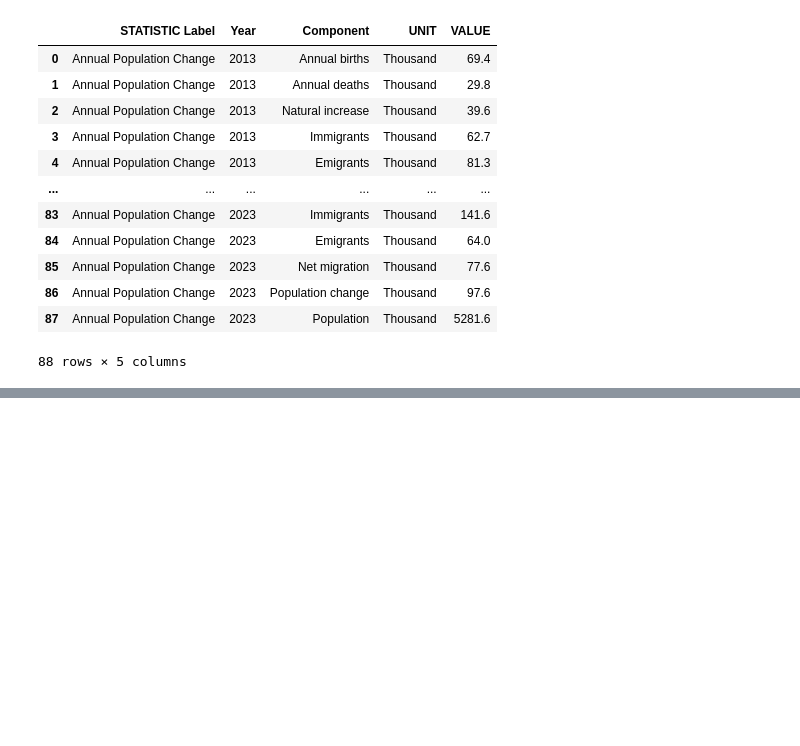
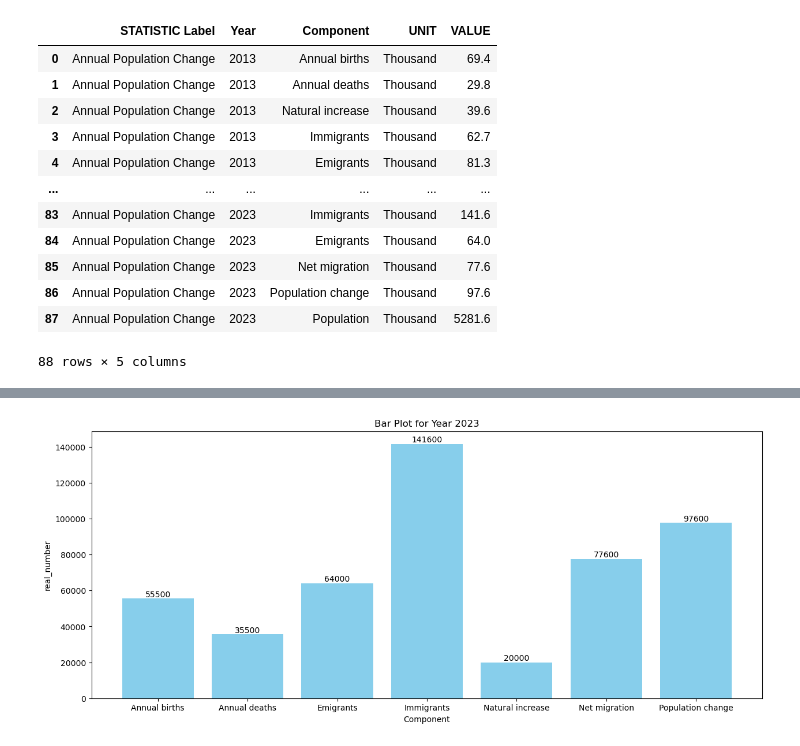
Before and after one commit to Lylkend-Albuquerque/CA1-2023, a Jupyter notebook: CA-1.ipynb, the cells around one changed output, grey strips where cells are left out. Cells and saved outputs as stored; diff of their text form; code cells hidden in the pictures; blank space fills up the shorter version.

Commit message:
with a better bar plot excluding the population
Papulation it's a massive number which was making the plot looking unbalanced

```diff
--- a/CA-1.ipynb
+++ b/CA-1.ipynb
@@ -55,13 +25,5 @@ plt.legend(loc='upper right', bbox_to_anchor=(1.3, 1));
-# %%
-# Change default palette
-sns.set_palette(['green', 'purple', 'red'])
-# Plot
-plt.figure(figsize=(9, 5))
-sns.scatterplot(data=df, x='body_mass_g', y='bill_length_mm', alpha=0.7, hue='species', size='gender')
-plt.legend(loc='upper right', bbox_to_anchor=(1.3, 1));
-# %%
-# Change default palette
-sns.set_palette(['#62C370', '#FFD166', '#EF476F'])# Plot
-plt.figure(figsize=(9, 5))
-sns.scatterplot(data=df, x='body_mass_g', y='bill_length_mm', alpha=0.7, hue='species', size='gender')
-plt.legend(loc='upper right', bbox_to_anchor=(1.3, 1));
+# %%
+#Cleaning my dataset - I won"t need these 2 columns
+to_drop = ["STATISTIC Label",
+            "UNIT"]
+df.drop(to_drop, inplace=True, axis=1)
@@ -67,0 +58,29 @@ plt.legend(loc='upper right', bbox_to_anchor=(1.3, 1));
+# %%
+# Getting unique years in the DataFrame
+years = df["Year"].unique()
+
+# Creating a separate bar plot for each year
+for year in years:
+    year_data = df[df["Year"] == year]
+
+# Filter out the 'population' row
+year_data = year_data[year_data['Component'] != 'Population']
+
+# Group the data by "Component" and calculate the sum of "VALUE"
+grouped = year_data.groupby("Component")["real_number"].sum()
+# %%
+# Creating a bar plot for the current year
+plt.figure(figsize=(15, 6))
+plt.bar(grouped.index, grouped.values, color="skyblue")
+plt.title(f"Bar Plot for Year {year}")
+plt.xlabel("Component")
+plt.ylabel("real_number")
+
+# Adding values on top of the bars
+for x, y in zip(grouped.index, grouped.values):
+        plt.text(x, y, f"{y:.0f}", ha="center", va="bottom")
+
+# Show each plot
+plt.show()
+# %% [output]
+[figure, added]
```
Also changed, not shown: parts of 15 cells of this notebook.
